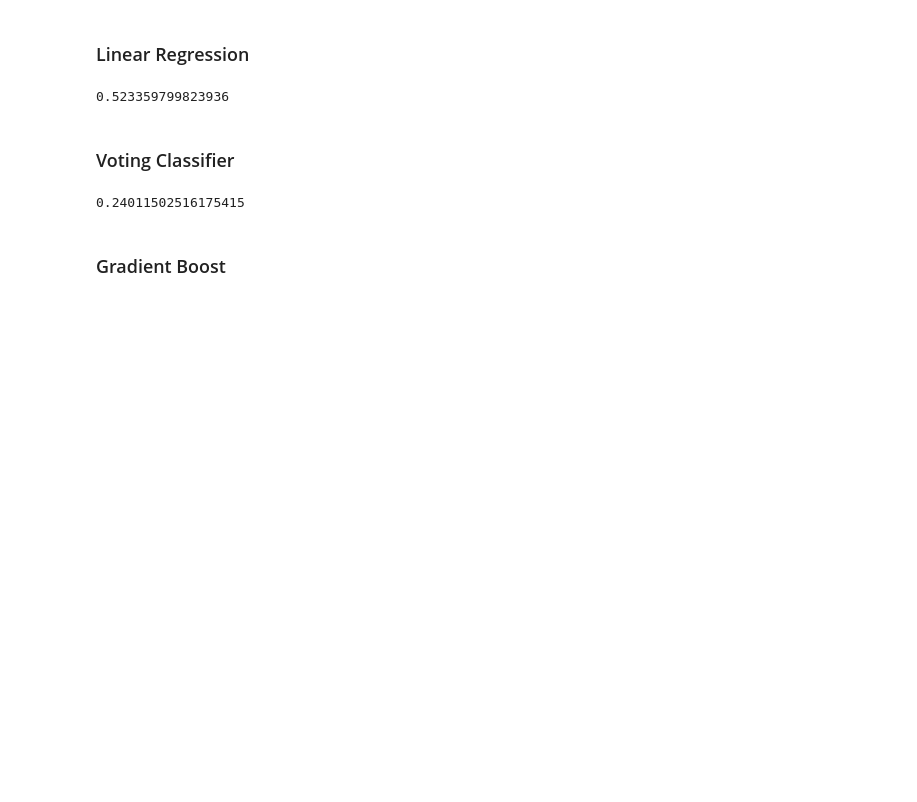
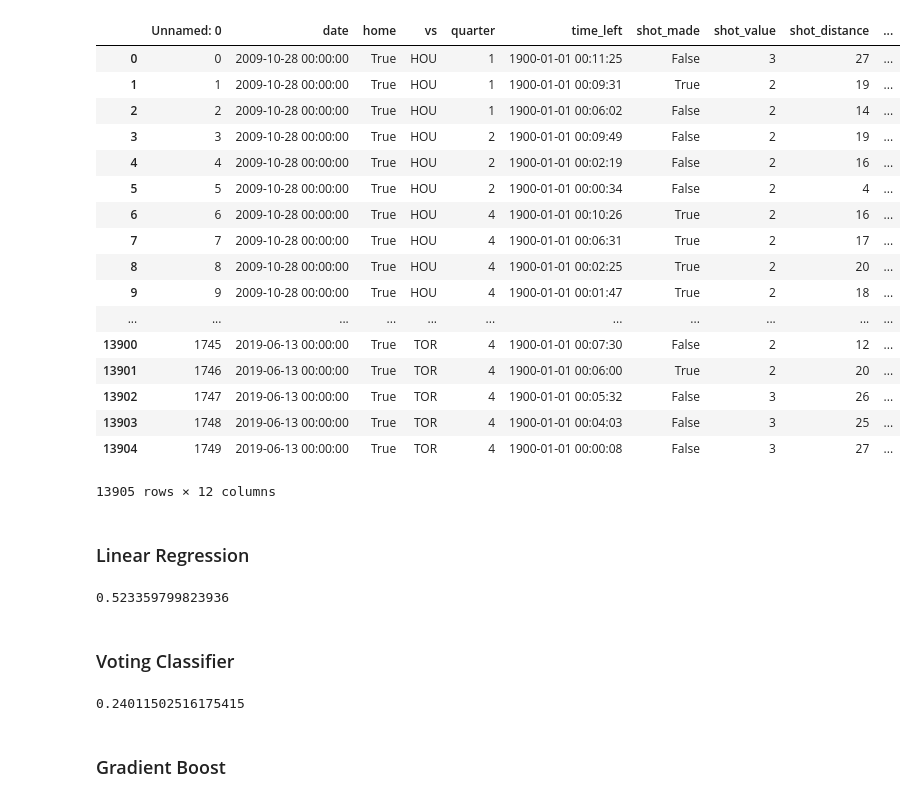
Before and after one commit to Fluffisaurus/player-performance-projection, a Jupyter notebook: scripts/player-performance-projection.ipynb, the cells around one changed output. Saved outputs shown, nothing was run; the diff lists cells and outputs as text; code cells hidden in the pictures; blank space fills up the shorter version.

```diff
--- a/scripts/player-performance-projection.ipynb
+++ b/scripts/player-performance-projection.ipynb
@@ -21,7 +23,27 @@ df_bot = pd.read_csv('bot-def.csv')
 # %%
 #creating dummy variable
 number = LabelEncoder()
-df['vs_int'] = number.fit_transform(df['vs'].astype('str'))
+df['vs_int'] = number.fit_transform(df['vs'])
+df
+# %% [output]
+|  | Unnamed: 0 | date | home | vs | quarter | time_left | shot_made | shot_value | shot_distance | ... |
+| 0 | 0 | 2009-10-28 00:00:00 | True | HOU | 1 | 1900-01-01 00:11:25 | False | 3 | 27 | ... |
+| 1 | 1 | 2009-10-28 00:00:00 | True | HOU | 1 | 1900-01-01 00:09:31 | True | 2 | 19 | ... |
+| 2 | 2 | 2009-10-28 00:00:00 | True | HOU | 1 | 1900-01-01 00:06:02 | False | 2 | 14 | ... |
+| 3 | 3 | 2009-10-28 00:00:00 | True | HOU | 2 | 1900-01-01 00:09:49 | False | 2 | 19 | ... |
+| 4 | 4 | 2009-10-28 00:00:00 | True | HOU | 2 | 1900-01-01 00:02:19 | False | 2 | 16 | ... |
+| 5 | 5 | 2009-10-28 00:00:00 | True | HOU | 2 | 1900-01-01 00:00:34 | False | 2 | 4 | ... |
+| 6 | 6 | 2009-10-28 00:00:00 | True | HOU | 4 | 1900-01-01 00:10:26 | True | 2 | 16 | ... |
+| 7 | 7 | 2009-10-28 00:00:00 | True | HOU | 4 | 1900-01-01 00:06:31 | True | 2 | 17 | ... |
+| 8 | 8 | 2009-10-28 00:00:00 | True | HOU | 4 | 1900-01-01 00:02:25 | True | 2 | 20 | ... |
+| 9 | 9 | 2009-10-28 00:00:00 | True | HOU | 4 | 1900-01-01 00:01:47 | True | 2 | 18 | ... |
+| ... | ... | ... | ... | ... | ... | ... | ... | ... | ... | ... |
+| 13900 | 1745 | 2019-06-13 00:00:00 | True | TOR | 4 | 1900-01-01 00:07:30 | False | 2 | 12 | ... |
+| 13901 | 1746 | 2019-06-13 00:00:00 | True | TOR | 4 | 1900-01-01 00:06:00 | True | 2 | 20 | ... |
+| 13902 | 1747 | 2019-06-13 00:00:00 | True | TOR | 4 | 1900-01-01 00:05:32 | False | 3 | 26 | ... |
+| 13903 | 1748 | 2019-06-13 00:00:00 | True | TOR | 4 | 1900-01-01 00:04:03 | False | 3 | 25 | ... |
+| 13904 | 1749 | 2019-06-13 00:00:00 | True | TOR | 4 | 1900-01-01 00:00:08 | False | 3 | 27 | ... |
+13905 rows × 12 columns
 # %%
 X = df[['game_time','shot_made','quarter','home','vs_int','shot_distance']]
 y = df['cum_shot']
```
Also changed, not shown: parts of 4 cells of this notebook.
